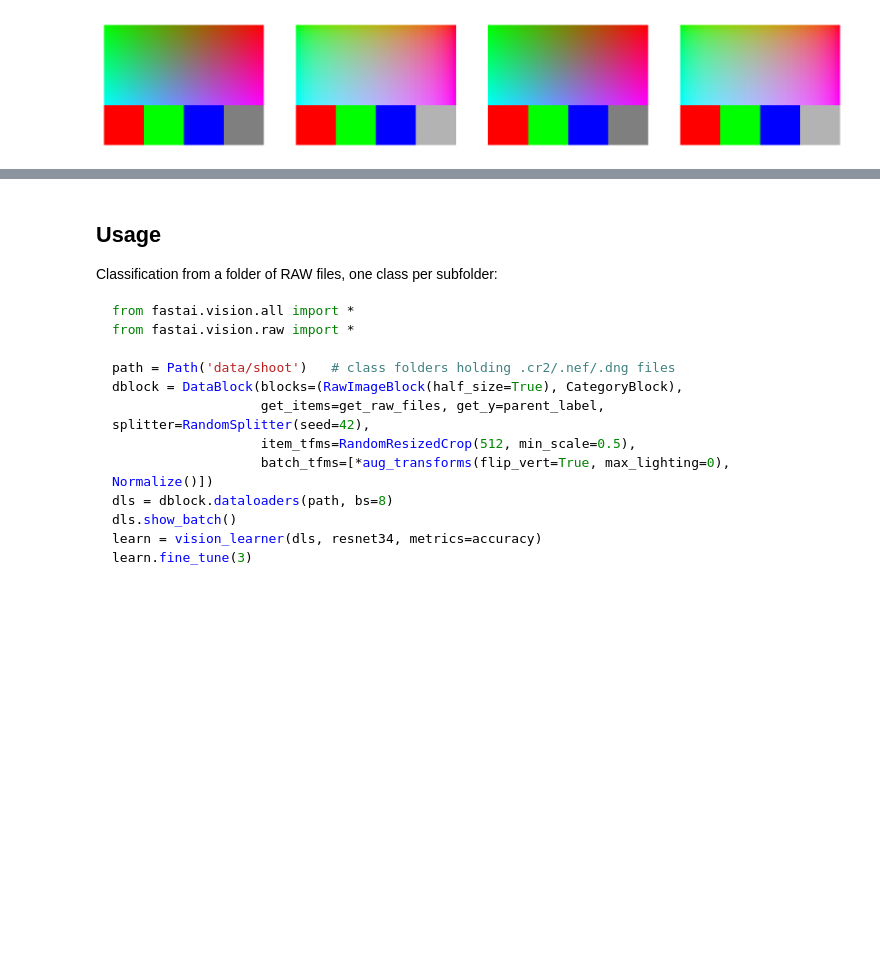
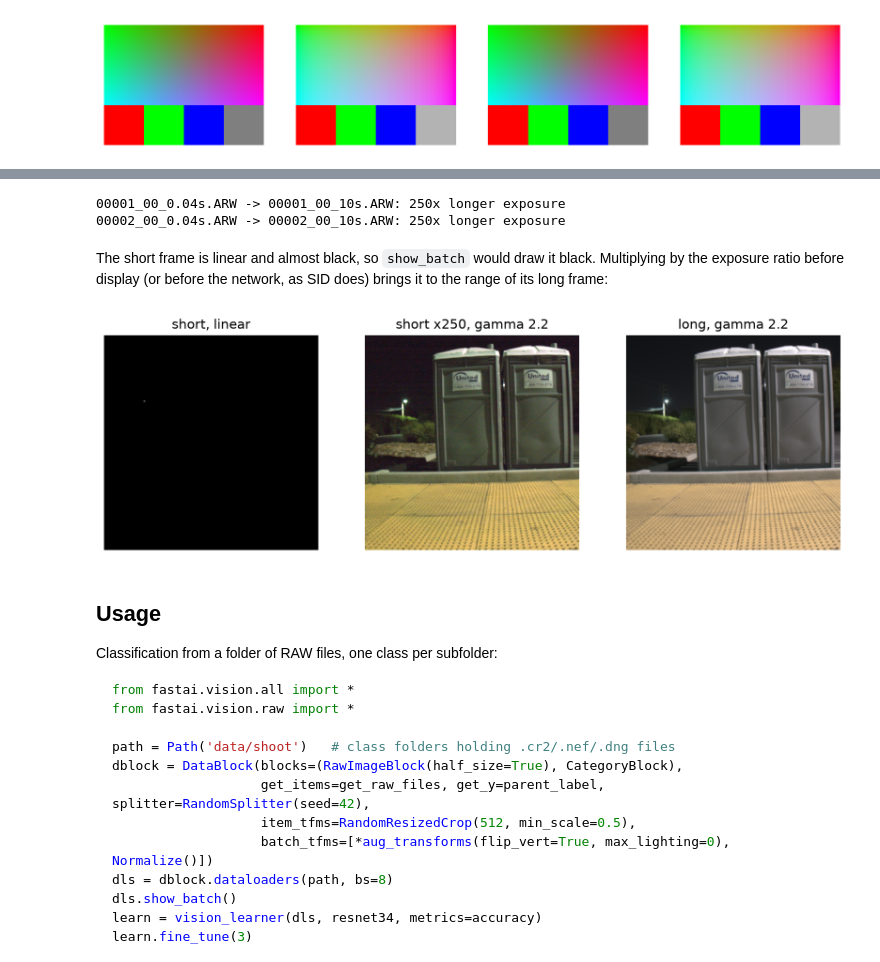
Before and after one commit to lejrn/fastai, a Jupyter notebook: nbs/09d_vision.raw.ipynb, the cells around one changed output, grey strips where cells are left out. Cells and saved outputs as stored; diff of their text form; code cells hidden in the pictures; blank space fills up the shorter version.

```diff
--- a/nbs/09d_vision.raw.ipynb
+++ b/nbs/09d_vision.raw.ipynb
@@ -177,3 +183,45 @@ dls.show_batch(max_n=2)
+# %%
+#| slow
+sid = fastai_path('data')/'SID'/'Sony'
+def _exposure(f): return float(re.search(r'_([\d.]+)s\.ARW$', f.name)[1])
+if sid.exists():
+    shorts = get_raw_files(sid, folders=['short'])
+    longs = get_raw_files(sid, folders=['long']).sorted()[:2]
+    sid_pairs = {shorts.filter(lambda f: f.name[:5]==l.name[:5]).sorted()[0]: l for l in longs}
+    for s,l in sid_pairs.items(): print(f'{s.name} -> {l.name}: {_exposure(l)/_exposure(s):.0f}x longer exposure')
+# %% [output]
+00001_00_0.04s.ARW -> 00001_00_10s.ARW: 250x longer exposure
+00002_00_0.04s.ARW -> 00002_00_10s.ARW: 250x longer exposure
+# %%
+#| slow
+if sid.exists():
+    s,l = first(sid_pairs.items())
+    x = TensorRawImage.create(s, half_size=True)
+    test_eq(type(x), TensorRawImage); test_eq(x.dtype, torch.float32); test_eq(x.shape, (3,1424,2128))
+    assert 0 <= x.min() <= x.max() <= 1
+    test_eq(TensorRawImage.create(l, half_size=True).shape, x.shape)
+    test_eq(TensorRawImage.create(s).shape, (3,2848,4256))   # full size: 145 MB as float32
+# %%
+#| slow
+if sid.exists():
+    sid_block = DataBlock(blocks=(RawImageBlock(half_size=True), RawImageBlock(half_size=True)), get_items=lambda p: L(sid_pairs.keys()),
+                          get_y=sid_pairs.__getitem__, splitter=IndexSplitter([1]), item_tfms=Resize(256))
+    sdls = sid_block.dataloaders(sid, bs=1, num_workers=0)
+    x,y = sdls.one_batch()
+    test_eq(x.shape, (1,3,256,256)); test_eq(y.shape, x.shape); test_eq(type(x), TensorRawImage); test_eq(type(y), TensorRawImage)
+    s = sdls.train.items[0]; ratio = _exposure(sid_pairs[s])/_exposure(s)
+    assert ratio/4 < (y.mean()/x.mean()).item() < ratio*2   # the exposure ratio explains the brightness difference
+# %% [markdown]
+The short frame is linear and almost black, so `show_batch` would draw it black. Multiplying by the exposure ratio before display (or before the network, as SID does) brings it to the range of its long frame:
+# %%
+#| slow
+if sid.exists():
+    _,axs = plt.subplots(1,3, figsize=(12,3.5))
+    x[0].show(ctx=axs[0], title='short, linear')
+    ((x[0]*ratio).clamp(0,1)**(1/2.2)).show(ctx=axs[1], title=f'short x{ratio:.0f}, gamma 2.2')
+    (y[0].clamp(0,1)**(1/2.2)).show(ctx=axs[2], title='long, gamma 2.2')
+# %% [output]
+[figure, added]
 # %% [markdown]
 ## Usage
 
```
Also changed, not shown: parts of 2 cells of this notebook.
